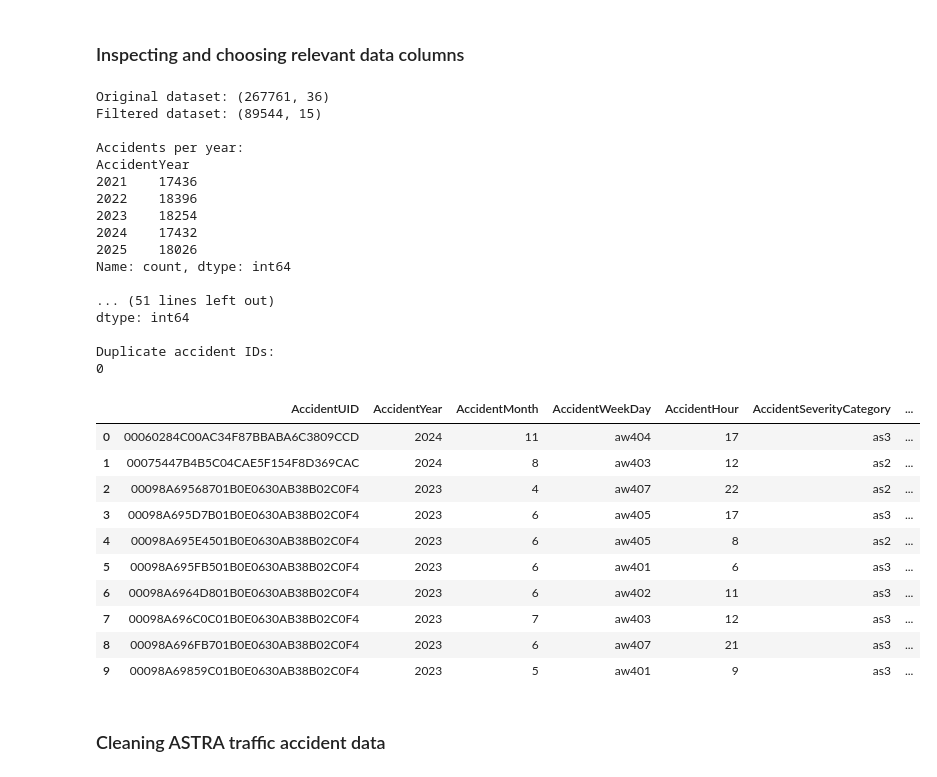
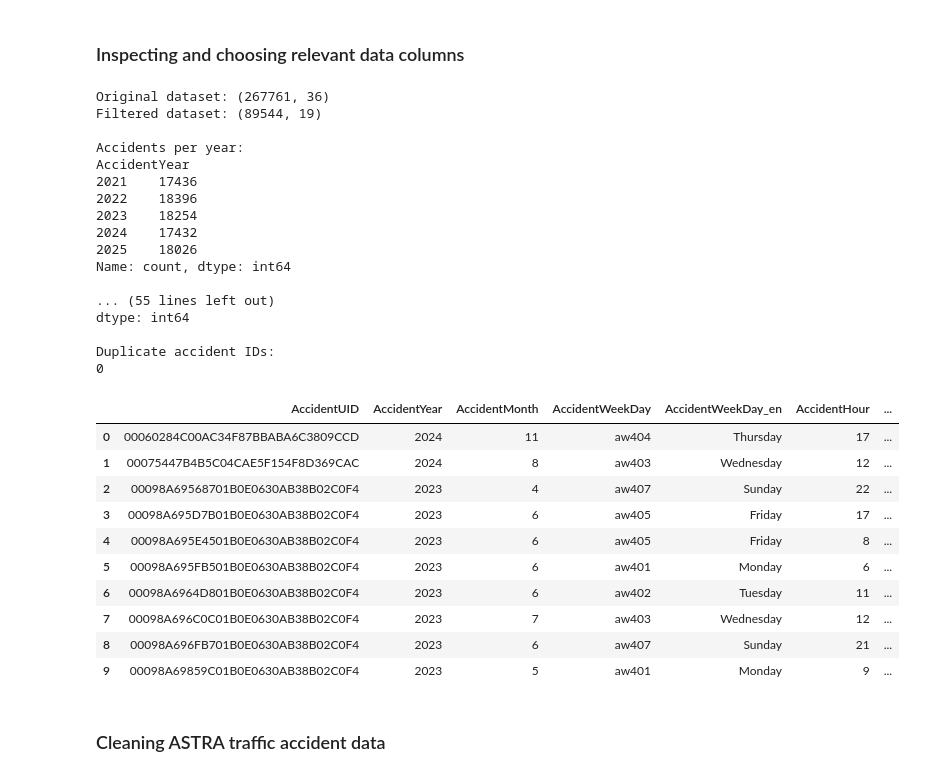
Before and after one commit to Emamnuelwalter/swiss-road-accident-severity, a Jupyter notebook: nootebooks/01_data.ipynb, the cells around one changed output. Cells and saved outputs as stored; diff of their text form; code cells hidden in the pictures.

Commit message:
changing astra weekday, roadtype and accidentype into english labels

```diff
--- a/nootebooks/01_data.ipynb
+++ b/nootebooks/01_data.ipynb
@@ -117,10 +117,14 @@ columns = [
     "AccidentYear",
     "AccidentMonth",
     "AccidentWeekDay",
+    "AccidentWeekDay_en",
     "AccidentHour",
     "AccidentSeverityCategory",
+    "AccidentSeverityCategory_en",
     "AccidentType",
+    "AccidentType_en",
     "RoadType",
+    "RoadType_en",
     "MunicipalityCode",
     "CantonCode",
     "AccidentLocation_CHLV95_E",
@@ -155,46 +159,46 @@ print(df_accidents["AccidentYear"].value_counts().sort_index())
 
 print("\nSeverity categories:")
 print(df_accidents["AccidentSeverityCategory"].value_counts(dropna=False))
 
 print("\nAccident hours:")
 print(df_accidents["AccidentHour"].value_counts(dropna=False).sort_index())
 
 print("\nMissing values:")
 print(df_accidents.isnull().sum())
 
 print("\nDuplicate accident IDs:")
 print(df_accidents["AccidentUID"].duplicated().sum())
 
 display(df_accidents.head(10))
 # %% [output]
 Original dataset: (267761, 36)
-Filtered dataset: (89544, 15)
+Filtered dataset: (89544, 19)
 
 Accidents per year:
 AccidentYear
 2021    17436
 2022    18396
 2023    18254
 2024    17432
 2025    18026
 Name: count, dtype: int64
 
-... (51 lines left out)
+... (55 lines left out)
 dtype: int64
 
 Duplicate accident IDs:
 0
-|  | AccidentUID | AccidentYear | AccidentMonth | AccidentWeekDay | AccidentHour | AccidentSeverityCategory | ... |
-| 0 | 00060284C00AC34F87BBABA6C3809CCD | 2024 | 11 | aw404 | 17 | as3 | ... |
-| 1 | 00075447B4B5C04CAE5F154F8D369CAC | 2024 | 8 | aw403 | 12 | as2 | ... |
-| 2 | 00098A69568701B0E0630AB38B02C0F4 | 2023 | 4 | aw407 | 22 | as2 | ... |
-| 3 | 00098A695D7B01B0E0630AB38B02C0F4 | 2023 | 6 | aw405 | 17 | as3 | ... |
-| 4 | 00098A695E4501B0E0630AB38B02C0F4 | 2023 | 6 | aw405 | 8 | as2 | ... |
-| 5 | 00098A695FB501B0E0630AB38B02C0F4 | 2023 | 6 | aw401 | 6 | as3 | ... |
-| 6 | 00098A6964D801B0E0630AB38B02C0F4 | 2023 | 6 | aw402 | 11 | as3 | ... |
-| 7 | 00098A696C0C01B0E0630AB38B02C0F4 | 2023 | 7 | aw403 | 12 | as3 | ... |
-| 8 | 00098A696FB701B0E0630AB38B02C0F4 | 2023 | 6 | aw407 | 21 | as3 | ... |
-| 9 | 00098A69859C01B0E0630AB38B02C0F4 | 2023 | 5 | aw401 | 9 | as3 | ... |
+|  | AccidentUID | AccidentYear | AccidentMonth | AccidentWeekDay | AccidentWeekDay_en | AccidentHour | ... |
+| 0 | 00060284C00AC34F87BBABA6C3809CCD | 2024 | 11 | aw404 | Thursday | 17 | ... |
+| 1 | 00075447B4B5C04CAE5F154F8D369CAC | 2024 | 8 | aw403 | Wednesday | 12 | ... |
+| 2 | 00098A69568701B0E0630AB38B02C0F4 | 2023 | 4 | aw407 | Sunday | 22 | ... |
+| 3 | 00098A695D7B01B0E0630AB38B02C0F4 | 2023 | 6 | aw405 | Friday | 17 | ... |
+| 4 | 00098A695E4501B0E0630AB38B02C0F4 | 2023 | 6 | aw405 | Friday | 8 | ... |
+| 5 | 00098A695FB501B0E0630AB38B02C0F4 | 2023 | 6 | aw401 | Monday | 6 | ... |
+| 6 | 00098A6964D801B0E0630AB38B02C0F4 | 2023 | 6 | aw402 | Tuesday | 11 | ... |
+| 7 | 00098A696C0C01B0E0630AB38B02C0F4 | 2023 | 7 | aw403 | Wednesday | 12 | ... |
+| 8 | 00098A696FB701B0E0630AB38B02C0F4 | 2023 | 6 | aw407 | Sunday | 21 | ... |
+| 9 | 00098A69859C01B0E0630AB38B02C0F4 | 2023 | 5 | aw401 | Monday | 9 | ... |
 # %% [markdown]
 ### Cleaning ASTRA traffic accident data
 # %%
```
Also changed, not shown: parts of 4 cells of this notebook, 2 other files.
